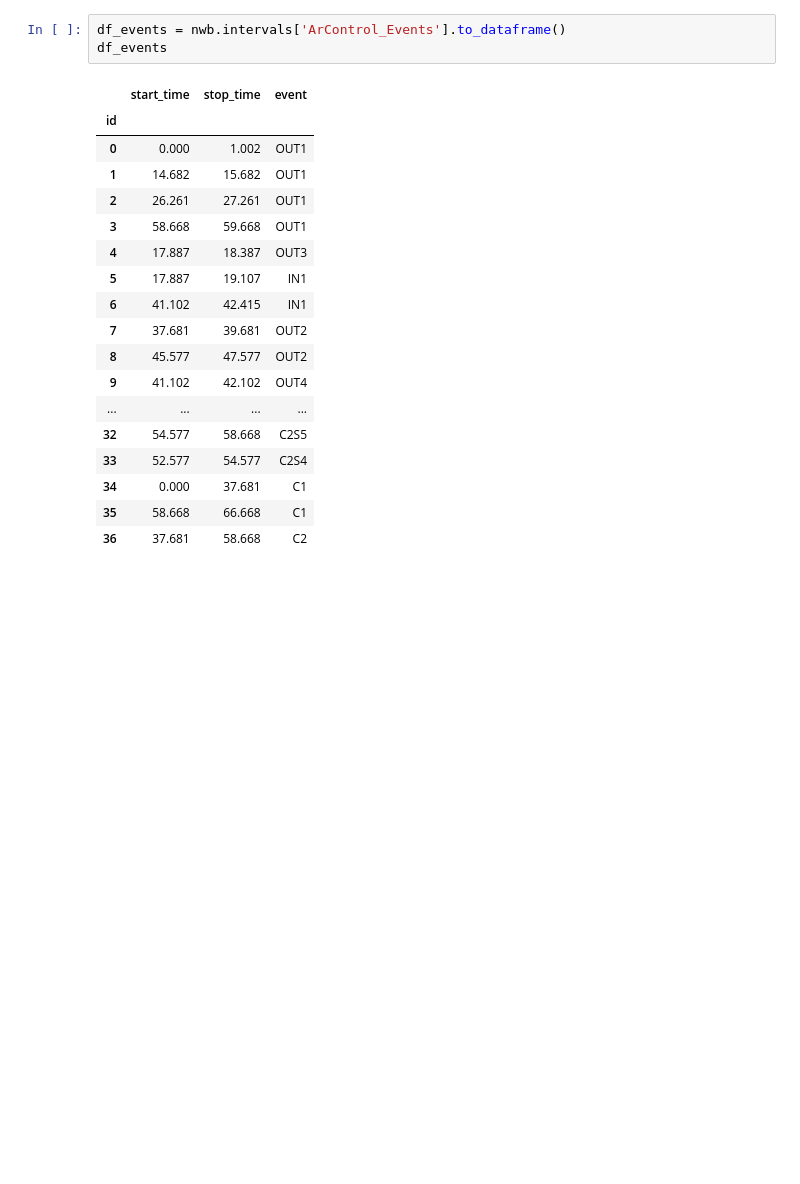
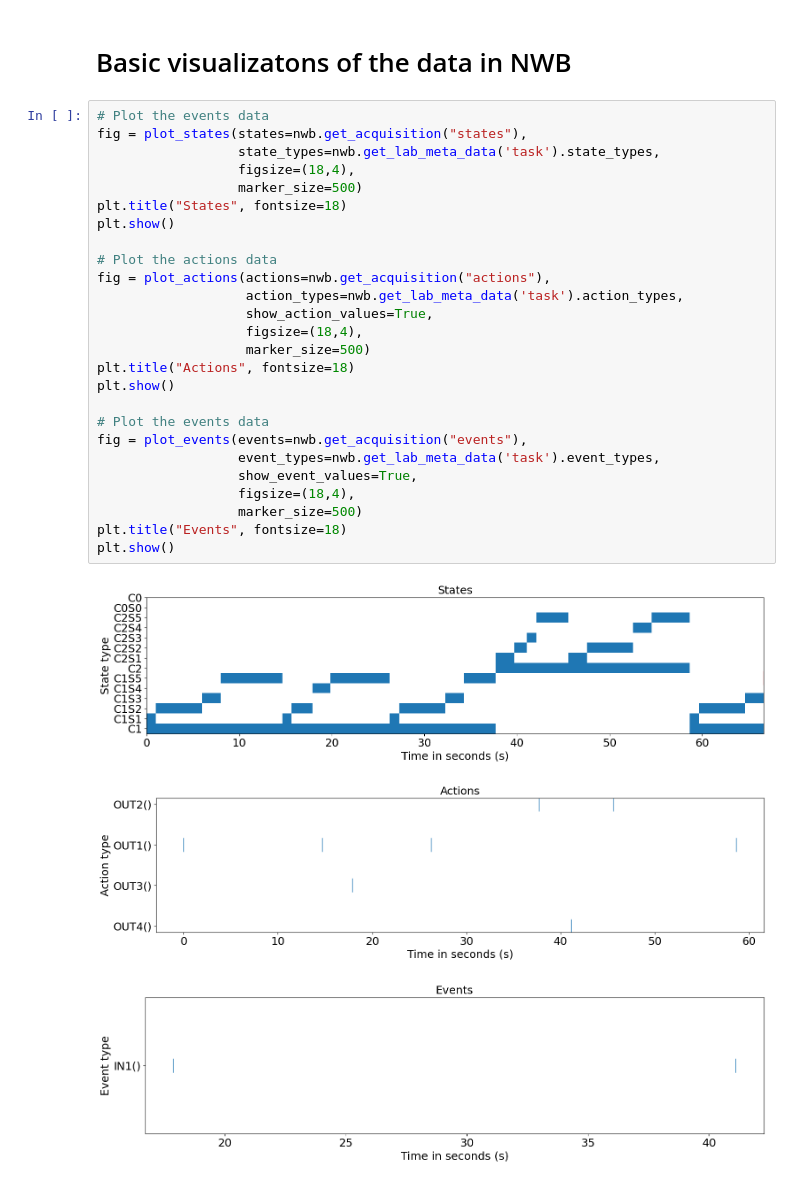
Before and after one commit to chenxinfeng4/ArControl-convert2-nwb, a Jupyter notebook: playground/demo_convert.ipynb, the cells around one changed output. Saved outputs shown, nothing was run; the diff lists cells and outputs as text; blank space fills up the shorter version.

```diff
--- a/playground/demo_convert.ipynb
+++ b/playground/demo_convert.ipynb
@@ -17,22 +24,32 @@ VBox(children=(HBox(children=(Label(value='session_description:', layout=Layout(
-# %%
-df_events = nwb.intervals['ArControl_Events'].to_dataframe()
-df_events
-# %% [output]
-|  | start_time | stop_time | event |
-| id |  |  |  |
-| 0 | 0.000 | 1.002 | OUT1 |
-| 1 | 14.682 | 15.682 | OUT1 |
-| 2 | 26.261 | 27.261 | OUT1 |
-| 3 | 58.668 | 59.668 | OUT1 |
-| 4 | 17.887 | 18.387 | OUT3 |
-| 5 | 17.887 | 19.107 | IN1 |
-| 6 | 41.102 | 42.415 | IN1 |
-| 7 | 37.681 | 39.681 | OUT2 |
-| 8 | 45.577 | 47.577 | OUT2 |
-| 9 | 41.102 | 42.102 | OUT4 |
-| ... | ... | ... | ... |
-| 32 | 54.577 | 58.668 | C2S5 |
-| 33 | 52.577 | 54.577 | C2S4 |
-| 34 | 0.000 | 37.681 | C1 |
-| 35 | 58.668 | 66.668 | C1 |
-| 36 | 37.681 | 58.668 | C2 |
+# %% [markdown]
+# Basic visualizatons of the data in NWB
+# %%
+# Plot the events data
+fig = plot_states(states=nwb.get_acquisition("states"),
+                  state_types=nwb.get_lab_meta_data('task').state_types,
+                  figsize=(18,4),
+                  marker_size=500)
+plt.title("States", fontsize=18)
+plt.show()
+
+# Plot the actions data
+fig = plot_actions(actions=nwb.get_acquisition("actions"),
+                   action_types=nwb.get_lab_meta_data('task').action_types,
+                   show_action_values=True,
+                   figsize=(18,4),
+                   marker_size=500)
+plt.title("Actions", fontsize=18)
+plt.show()
+
+# Plot the events data
+fig = plot_events(events=nwb.get_acquisition("events"),
+                  event_types=nwb.get_lab_meta_data('task').event_types,
+                  show_event_values=True,
+                  figsize=(18,4),
+                  marker_size=500)
+plt.title("Events", fontsize=18)
+plt.show()
+# %% [output]
+[figure, added]
+[figure, added]
+[figure, added]
```
Also changed, not shown: parts of 14 cells of this notebook.
